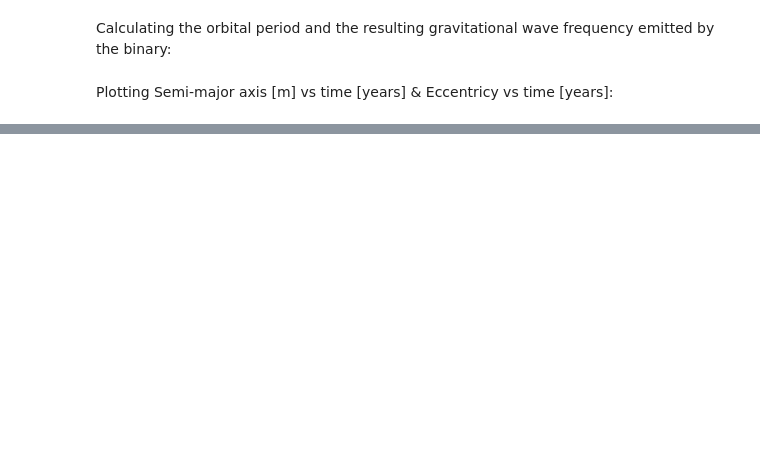
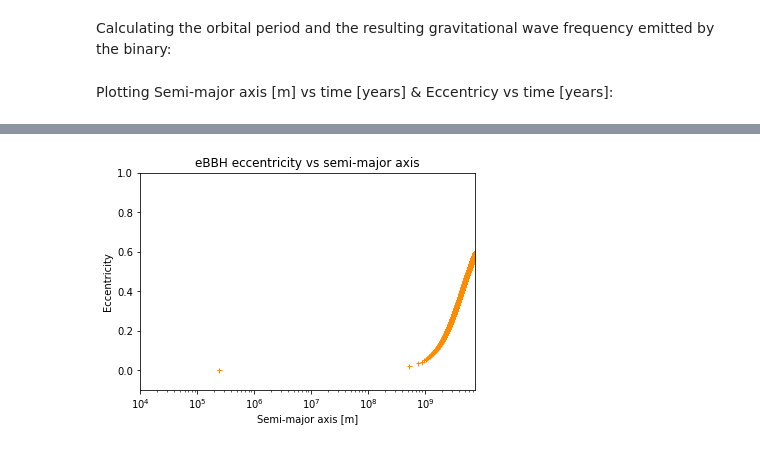
Before and after one commit to mlower/eBBHProject, a Jupyter notebook: eBBH_decay.ipynb, the cells around one changed output, grey strips where cells are left out. Drawn from its saved outputs; the diff is of its cells as text; code cells hidden in the pictures; blank space fills up the shorter version.

```diff
--- a/eBBH_decay.ipynb
+++ b/eBBH_decay.ipynb
@@ -60,3 +60,11 @@ O, infodict = integrate.odeint(dOdt, Init, time, full_output=True)
 infodict['message']
 # %% [output]
 'Excess work done on this call (perhaps wrong Dfun type).'
+# %%
+tmax_merge = (10*u.hour).si.value                  # maximum time value
+time_merge = np.logspace(-1, np.log10(tmax_merge), 1000000) # array of 1000 time values
+Init = array([727962.677794, 1.12013784725e-06])     # initial conditions
+
+Omerge, infodict = integrate.odeint(dOdt, Init, time_merge, full_output=True)
+
+infodict['message']
@@ -117,0 +117,22 @@ plt.show()
+# %%
+f4 = plt.figure()
+ax4 = f4.add_subplot(111)
+ax4.semilogx(O[:,0],O[:,1],'+',markersize=5,color='darkorange')
+plt.title('eBBH eccentricity vs semi-major axis')
+plt.xlabel('Semi-major axis [m]')
+plt.ylabel(r'Eccentricity')
+plt.xlim(1e4,O[1,0])
+plt.ylim(-0.1,1)
+plt.show()
+
+f5 = plt.figure()
+ax5 = f5.add_subplot(111)
+ax5.loglog(Omerge[:,0],Omerge[:,1],'+',markersize=5,color='darkblue')
+plt.title('eBBH eccentricity vs semi-major axis')
+plt.xlabel('Semi-major axis [m]')
+plt.ylabel(r'Eccentricity')
+plt.xlim(1e4,Omerge[1,0])
+plt.ylim(1e-10,1e-5)
+plt.show()
+# %% [output]
+[figure, added]
```
Also changed, not shown: parts of 5 cells of this notebook.
